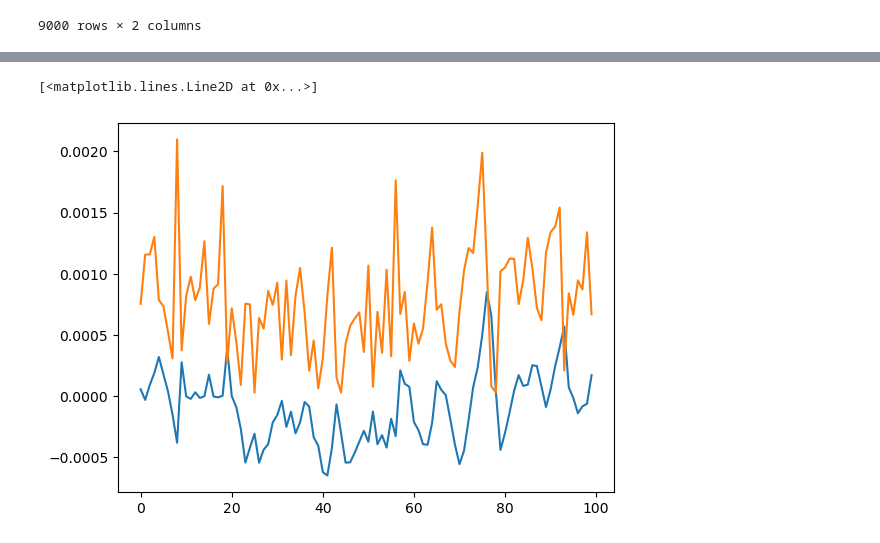
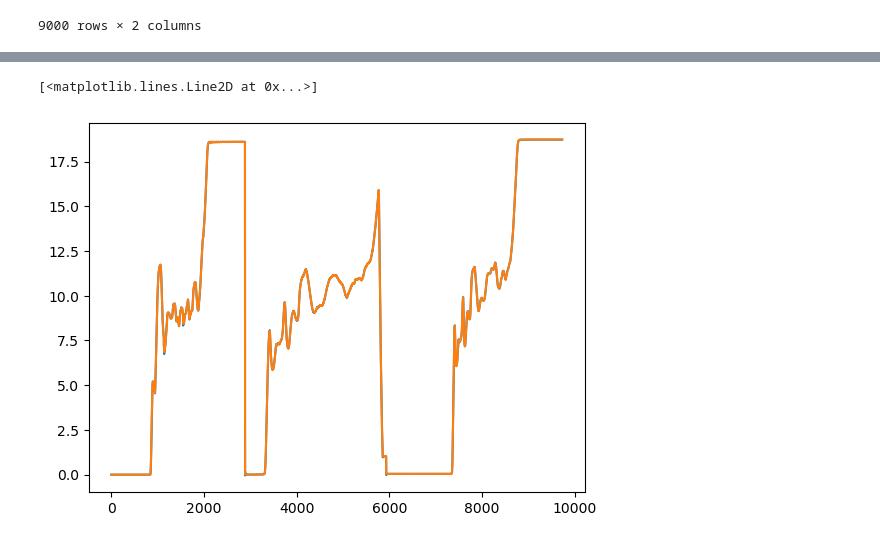
Before and after one commit to Aalajlan6/Afkhami-Data-Usage, a Jupyter notebook: LSTM attempt.ipynb, the cells around one changed output, grey strips where cells are left out. Drawn from its saved outputs; the diff is of its cells as text; code cells hidden in the pictures.

```diff
--- a/LSTM attempt.ipynb
+++ b/LSTM attempt.ipynb
@@ -171,8 +171,8 @@ test_results
 9732 rows × 2 columns
 # %%
 import matplotlib.pyplot as plt
-plt.plot(test_results['Test Predictions'][:100])
-plt.plot(test_results['Actuals'][:100])
+plt.plot(test_results['Test Predictions'][:20000])
+plt.plot(test_results['Actuals'][:20000])
 # %% [output]
 [<matplotlib.lines.Line2D at 0x...>]
-[figure, old version]
+[figure, new version]
```
Also changed, not shown: parts of 2 cells of this notebook.
